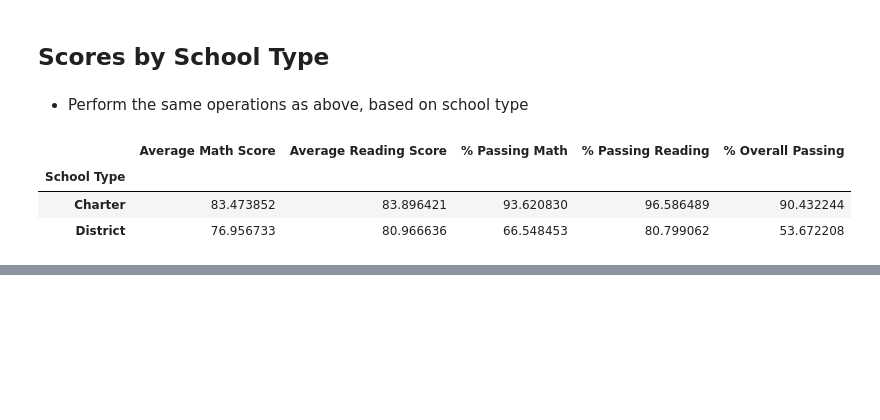
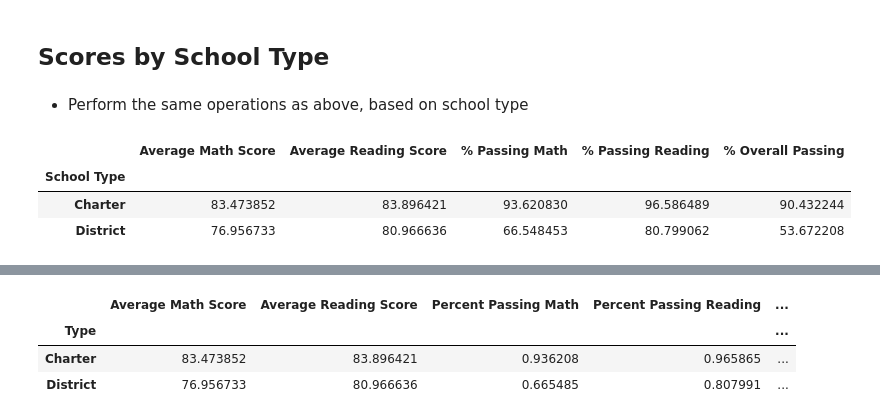
Before and after one commit to pjb327/panda_hw, a Jupyter notebook: PyCitySchools/PyCitySchools_starter.ipynb, the cells around one changed output, grey strips where cells are left out. Drawn from its saved outputs; the diff is of its cells as text; code cells hidden in the pictures; blank space fills up the shorter version.

Commit message:
scores by school type

```diff
--- a/PyCitySchools/PyCitySchools_starter.ipynb
+++ b/PyCitySchools/PyCitySchools_starter.ipynb
@@ -554,0 +573,12 @@ reading_grades_df
+# %%
+scores_by_type_df = school_summary_df.groupby("Type").mean()
+# get rid of first three columns
+scores_by_type_df = scores_by_type_df.drop("Students per School", axis = 1)
+scores_by_type_df = scores_by_type_df.drop("Total Budget", axis = 1)
+scores_by_type_df = scores_by_type_df.drop("Budget per Student", axis = 1)
+scores_by_type_df
+# %% [output]
+|  | Average Math Score | Average Reading Score | Percent Passing Math | Percent Passing Reading | ... |
+| Type |  |  |  |  | ... |
+| Charter | 83.473852 | 83.896421 | 0.936208 | 0.965865 | ... |
+| District | 76.956733 | 80.966636 | 0.665485 | 0.807991 | ... |
```
Also changed, not shown: parts of 2 cells of this notebook.
